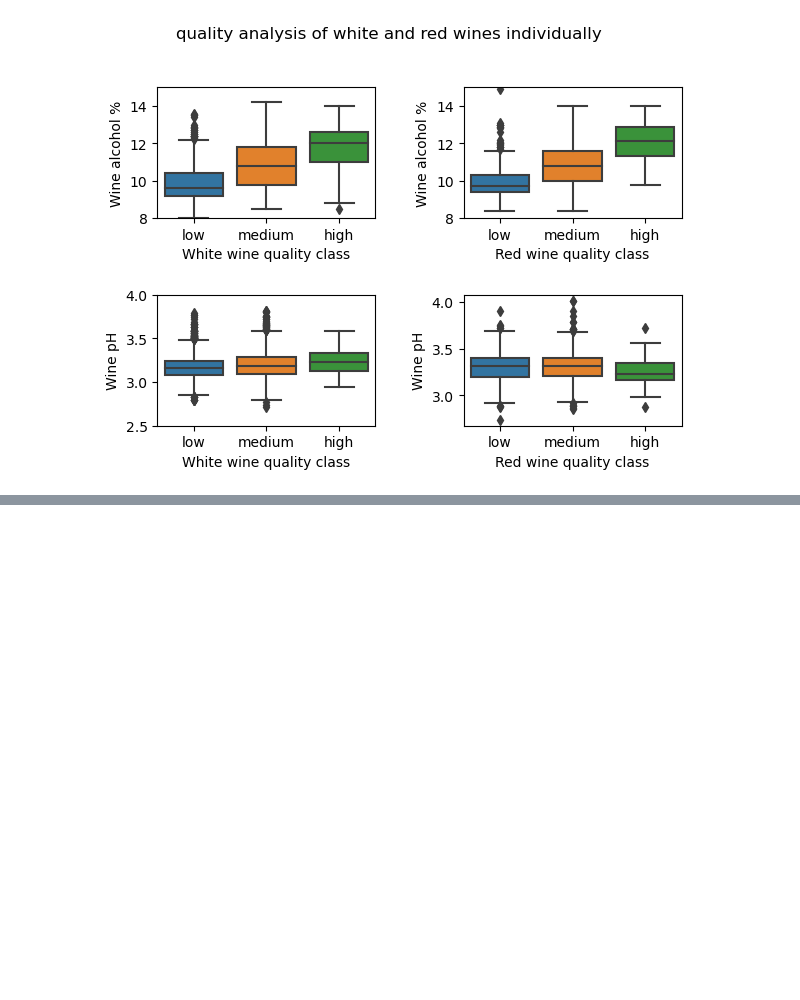
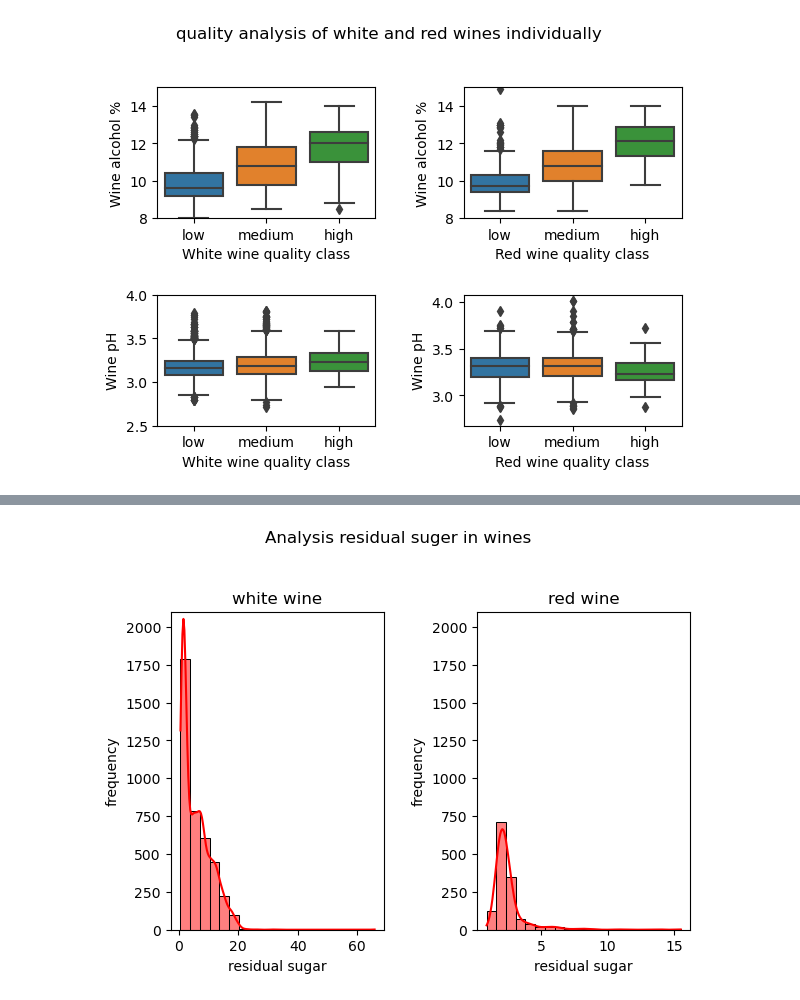
Before and after one commit to baes2021/P2-wine-EDA, a Jupyter notebook: wine_project.ipynb, the cells around one changed output, grey strips where cells are left out. Saved outputs shown, nothing was run; the diff lists cells and outputs as text; code cells hidden in the pictures; blank space fills up the shorter version.

```diff
--- a/wine_project.ipynb
+++ b/wine_project.ipynb
@@ -370,0 +386,16 @@ fig.tight_layout(pad=2.0)
+# %%
+fig=plt.figure()
+st=fig.suptitle('Analysis residual suger in wines')
+ax1=plt.subplot2grid((1,2),(0,0))
+plt.ylim(0,2100)
+sns.histplot(white_wine['residual sugar'], kde=True, color='red', bins=20)
+plt.title('white wine')
+plt.ylabel('frequency')
+ax1=plt.subplot2grid((1,2),(0,1))
+plt.ylim(0,2100)
+sns.histplot(red_wine['residual sugar'], kde=True, color='red', bins=20)
+plt.title('red wine')
+plt.ylabel('frequency')
+plt.tight_layout(pad=2)
+# %% [output]
+[figure, added]
```
Also changed, not shown: parts of 18 cells of this notebook, 2 other files.
